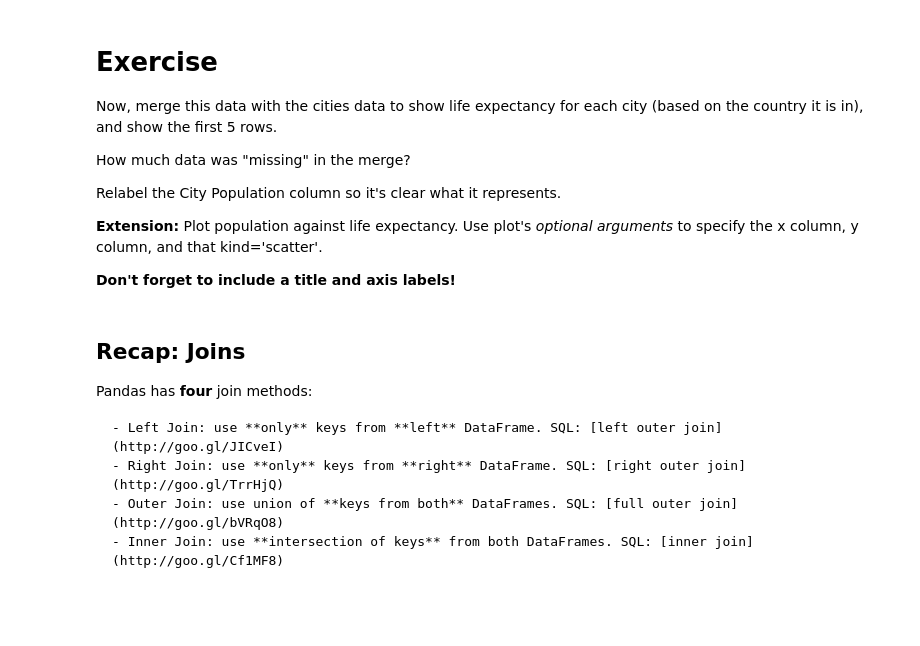
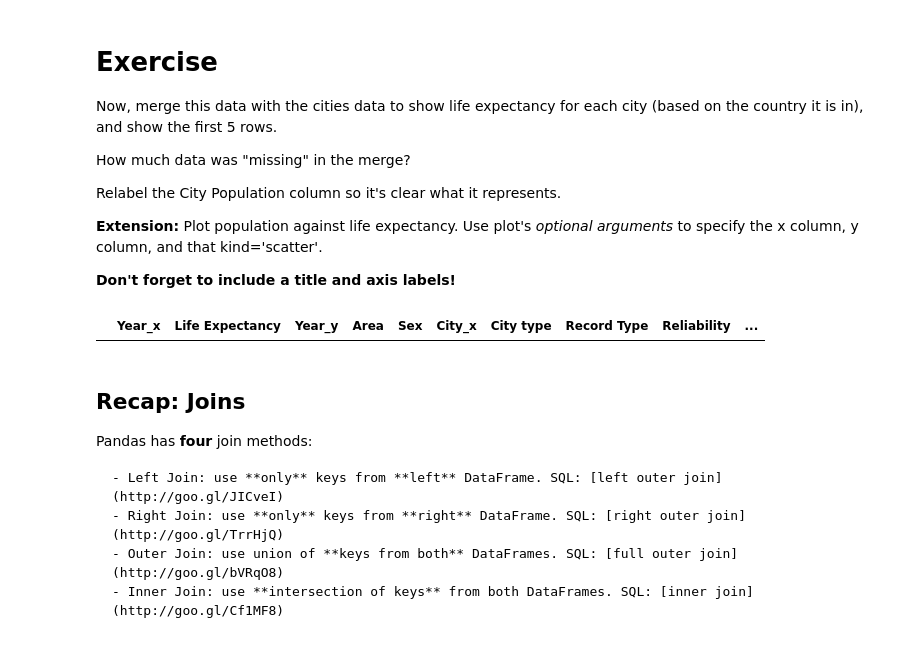
Before and after one commit to gabriellekhoo/QM2, a Jupyter notebook: notebooks/W06. Merging and Joining.ipynb, the cells around one changed output. Saved outputs shown, nothing was run; the diff lists cells and outputs as text; code cells hidden in the pictures; blank space fills up the shorter version.

```diff
--- a/notebooks/W06. Merging and Joining.ipynb
+++ b/notebooks/W06. Merging and Joining.ipynb
@@ -459,6 +563,12 @@ Relabel the City Population column so it's clear what it represents.
 **Extension:** Plot population against life expectancy. Use plot's *optional arguments* to specify the x column, y column, and that kind='scatter'.
 
 **Don't forget to include a title and axis labels!**
+# %%
+lifeexpectancy = life.merge(cities, left_index=True, right_on='')
+# %%
+lifeexpectancy
+# %% [output]
+|  | Year_x | Life Expectancy | Year_y | Area | Sex | City_x | City type | Record Type | Reliability | ... |
 # %% [markdown]
 ## Recap: Joins
 
```
Also changed, not shown: parts of 34 cells of this notebook.
